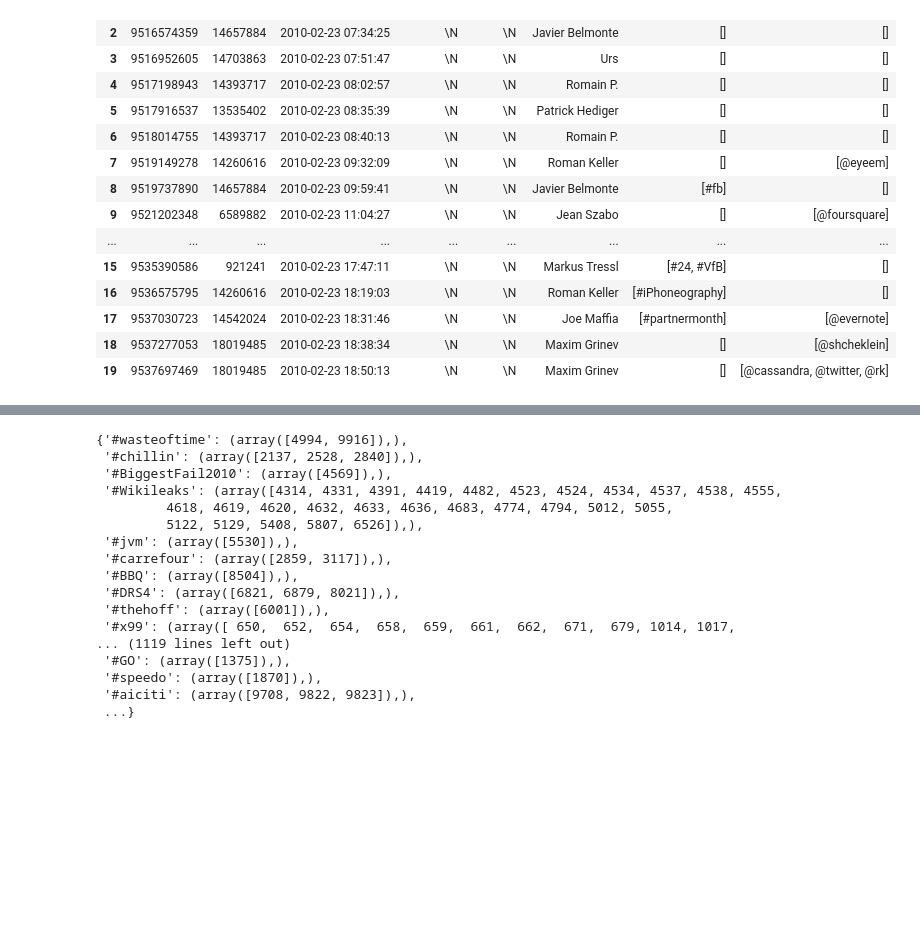
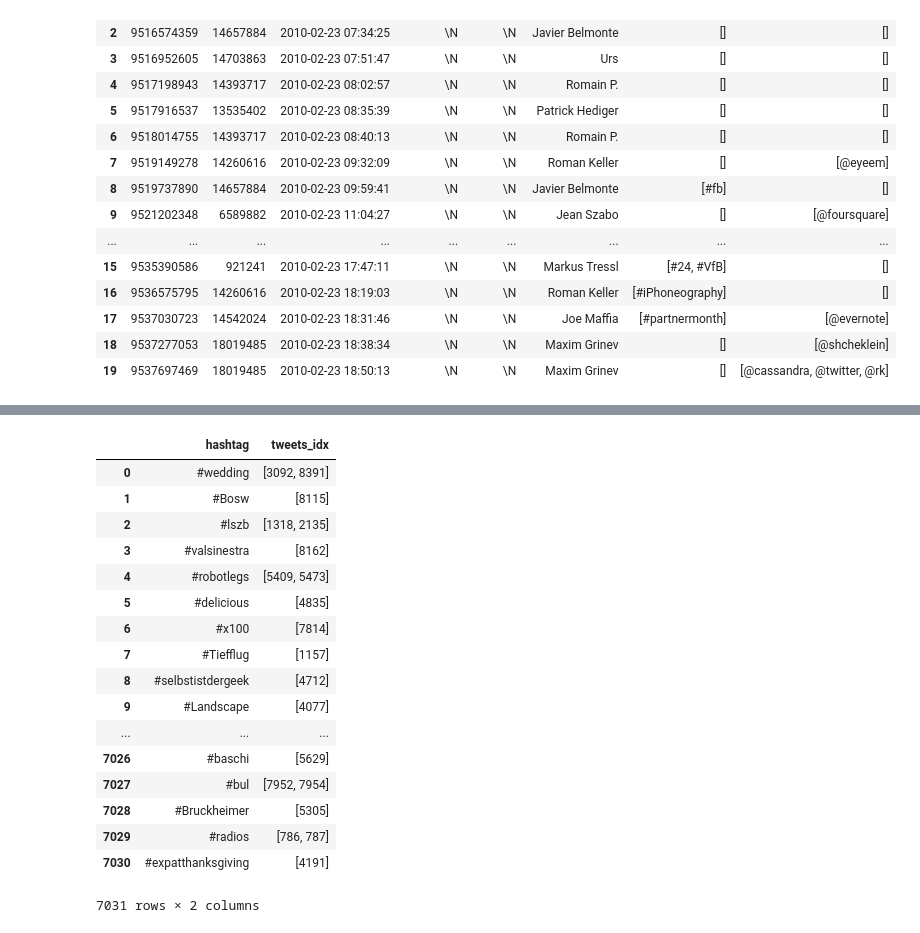
Before and after one commit to brunowicht/ada_project, a Jupyter notebook: project/cleaning.ipynb, the cells around one changed output, grey strips where cells are left out. Drawn from its saved outputs; the diff is of its cells as text; code cells hidden in the pictures; blank space fills up the shorter version.

Commit message:
fix bug, most tweeted hashtags

```diff
--- a/project/cleaning.ipynb
+++ b/project/cleaning.ipynb
@@ -190,31 +172,36 @@ df.head()
 # %%
 def get_index_with_hashtag(df, hashtag):
-    return np.where(df.tag.apply(lambda x : hashtag in x))
+    return np.where(df.tag.apply(lambda x : ("'"+hashtag+"'") in x))
 
 def group_by_hashtag(df):
     concat_list = np.concatenate(df.tag.apply(lambda x : np.array(keep_tags(x))))
     unique_tags = np.unique(concat_list)
     output = {}
     for hashtag in unique_tags:
         output[hashtag] = get_index_with_hashtag(df, hashtag)
-    return output
+    output_df = pd.DataFrame.from_dict(output, orient='index')
+    output_df.reset_index(inplace=True)
+    output_df.columns = ['hashtag', 'tweets_idx']
+    return output_df
 
-group_by_hashtag(df_tag)
+group_hashtags = group_by_hashtag(df_tag.head(10000))
+group_hashtags
 # %% [output]
+|  | hashtag | tweets_idx |
+| 0 | #wedding | [3092, 8391] |
+| 1 | #Bosw | [8115] |
+| 2 | #lszb | [1318, 2135] |
+| 3 | #valsinestra | [8162] |
+| 4 | #robotlegs | [5409, 5473] |
+| 5 | #delicious | [4835] |
+| 6 | #x100 | [7814] |
+| 7 | #Tiefflug | [1157] |
+| 8 | #selbstistdergeek | [4712] |
+| 9 | #Landscape | [4077] |
+| ... | ... | ... |
+| 7026 | #baschi | [5629] |
+| 7027 | #bul | [7952, 7954] |
+| 7028 | #Bruckheimer | [5305] |
+| 7029 | #radios | [786, 787] |
+| 7030 | #expatthanksgiving | [4191] |
-{'#wasteoftime': (array([4994, 9916]),),
- '#chillin': (array([2137, 2528, 2840]),),
- '#BiggestFail2010': (array([4569]),),
- '#Wikileaks': (array([4314, 4331, 4391, 4419, 4482, 4523, 4524, 4534, 4537, 4538, 4555,
-         4618, 4619, 4620, 4632, 4633, 4636, 4683, 4774, 4794, 5012, 5055,
-         5122, 5129, 5408, 5807, 6526]),),
- '#jvm': (array([5530]),),
- '#carrefour': (array([2859, 3117]),),
- '#BBQ': (array([8504]),),
- '#DRS4': (array([6821, 6879, 8021]),),
- '#thehoff': (array([6001]),),
- '#x99': (array([ 650,  652,  654,  658,  659,  661,  662,  671,  679, 1014, 1017,
-... (1119 lines left out)
- '#GO': (array([1375]),),
- '#speedo': (array([1870]),),
- '#aiciti': (array([9708, 9822, 9823]),),
- ...}
+7031 rows × 2 columns
```
Also changed, not shown: parts of 11 cells of this notebook.
